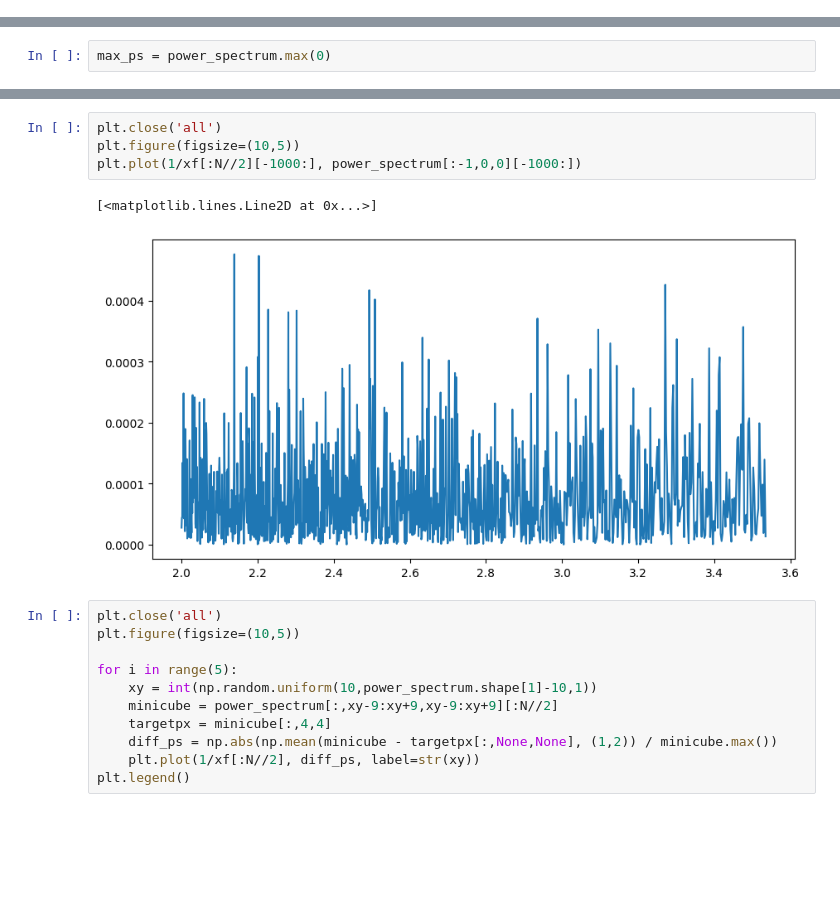
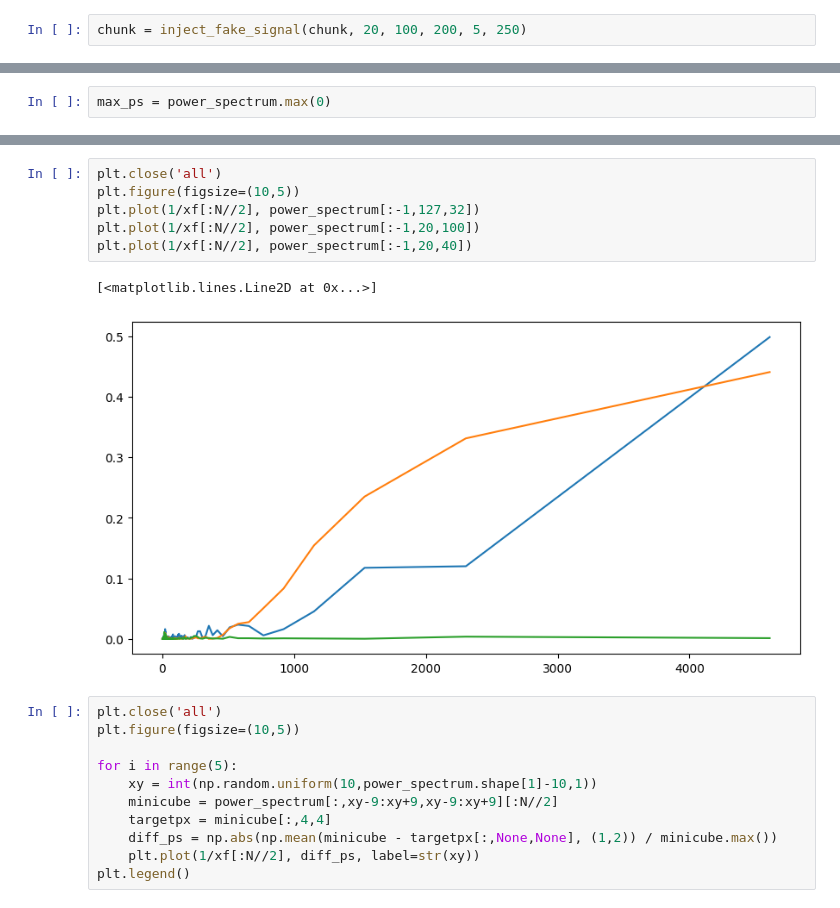
Before and after one commit to SpaceMeerkat/traident, a Jupyter notebook: training/preprocessing.ipynb, the cells around one changed output, grey strips where cells are left out. Drawn from its saved outputs; the diff is of its cells as text; blank space fills up the shorter version.

```diff
--- a/training/preprocessing.ipynb
+++ b/training/preprocessing.ipynb
@@ -57,3 +57,5 @@ chunk = getChunkIndexed(cube, 1348, 2223, blockSize=64)
 print(f"Size of chunk: {chunk.shape}")
 # %% [output]
 Size of chunk: (4608, 128, 128)
+# %%
+chunk = inject_fake_signal(chunk, 20, 100, 200, 5, 250)
@@ -93,10 +99,12 @@ plt.colorbar()
 # %%
 plt.close('all')
 plt.figure(figsize=(10,5))
-plt.plot(1/xf[:N//2][-1000:], power_spectrum[:-1,0,0][-1000:])
+plt.plot(1/xf[:N//2], power_spectrum[:-1,127,32])
+plt.plot(1/xf[:N//2], power_spectrum[:-1,20,100])
+plt.plot(1/xf[:N//2], power_spectrum[:-1,20,40])
 # %% [output]
 [<matplotlib.lines.Line2D at 0x...>]
-[figure, old version]
+[figure, new version]
 # %%
 plt.close('all')
 plt.figure(figsize=(10,5))
```
Also changed, not shown: parts of 8 cells of this notebook.
